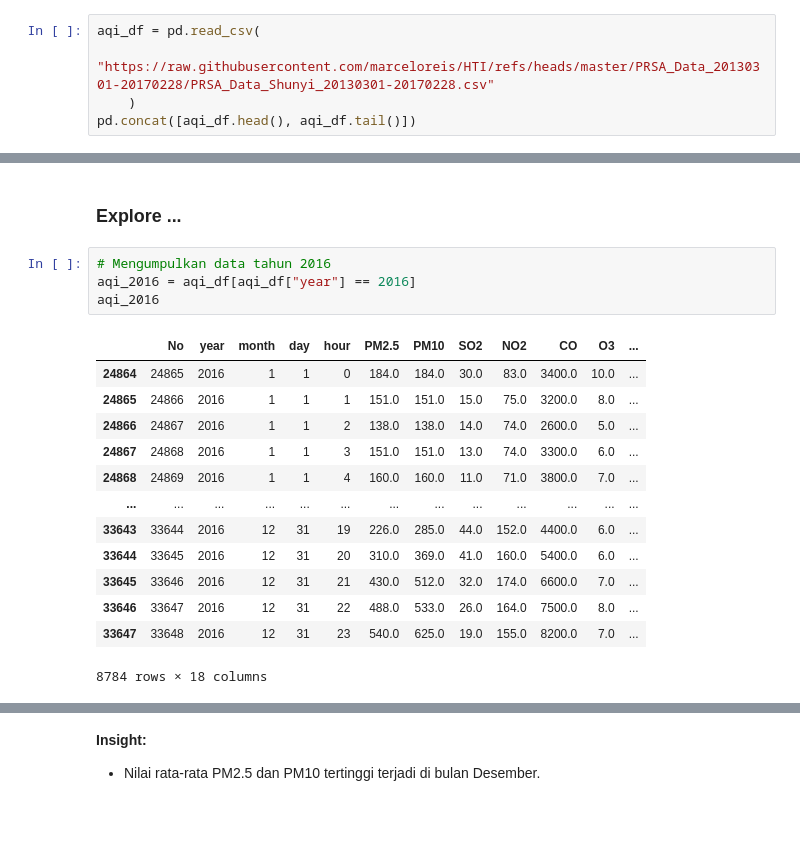
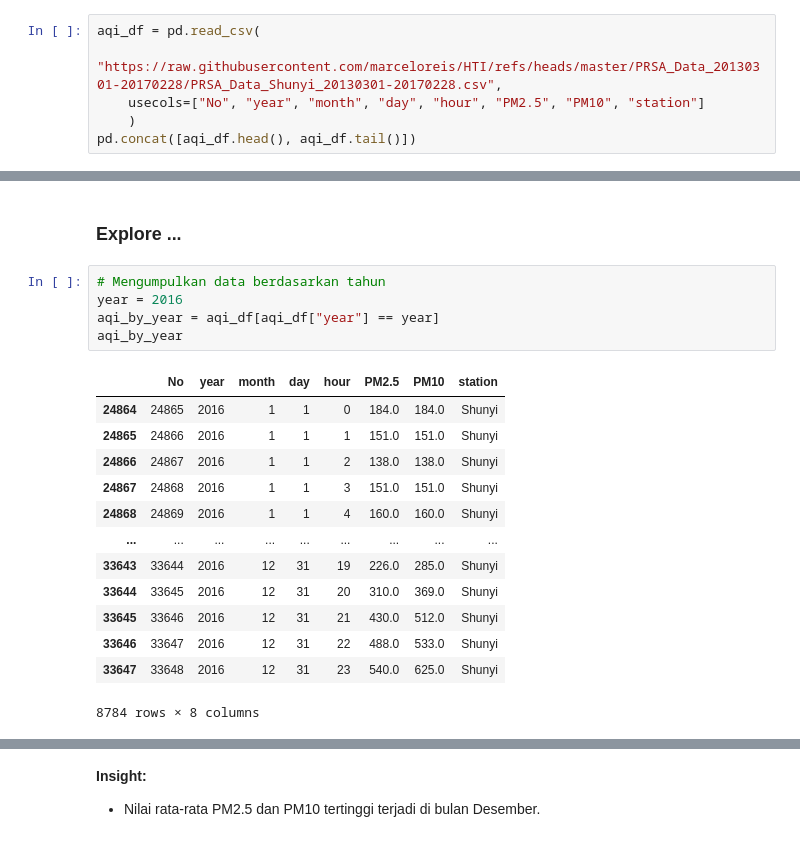
Before and after one commit to mochamadboval/shunyi-aqi, a Jupyter notebook: notebook.ipynb, the cells around one changed output, grey strips where cells are left out. Drawn from its saved outputs; the diff is of its cells as text.

```diff
--- a/notebook.ipynb
+++ b/notebook.ipynb
@@ -21,7 +21,8 @@ import seaborn as sns
 ### Gathering Data
 # %%
 aqi_df = pd.read_csv(
-    "https://raw.githubusercontent.com/marceloreis/HTI/refs/heads/master/PRSA_Data_20130301-20170228/PRSA_Data_Shunyi_20130301-20170228.csv"
+    "https://raw.githubusercontent.com/marceloreis/HTI/refs/heads/master/PRSA_Data_20130301-20170228/PRSA_Data_Shunyi_20130301-20170228.csv",
+    usecols=["No", "year", "month", "day", "hour", "PM2.5", "PM10", "station"]
     )
 pd.concat([aqi_df.head(), aqi_df.tail()])
 # %% [output]
@@ -201,22 +176,23 @@ memory usage: 4.8+ MB
 # %% [markdown]
 ### Explore ...
 # %%
-# Mengumpulkan data tahun 2016
-aqi_2016 = aqi_df[aqi_df["year"] == 2016]
-aqi_2016
+# Mengumpulkan data berdasarkan tahun
+year = 2016
+aqi_by_year = aqi_df[aqi_df["year"] == year]
+aqi_by_year
 # %% [output]
-|  | No | year | month | day | hour | PM2.5 | PM10 | SO2 | NO2 | CO | O3 | ... |
-| 24864 | 24865 | 2016 | 1 | 1 | 0 | 184.0 | 184.0 | 30.0 | 83.0 | 3400.0 | 10.0 | ... |
-| 24865 | 24866 | 2016 | 1 | 1 | 1 | 151.0 | 151.0 | 15.0 | 75.0 | 3200.0 | 8.0 | ... |
-| 24866 | 24867 | 2016 | 1 | 1 | 2 | 138.0 | 138.0 | 14.0 | 74.0 | 2600.0 | 5.0 | ... |
-| 24867 | 24868 | 2016 | 1 | 1 | 3 | 151.0 | 151.0 | 13.0 | 74.0 | 3300.0 | 6.0 | ... |
-| 24868 | 24869 | 2016 | 1 | 1 | 4 | 160.0 | 160.0 | 11.0 | 71.0 | 3800.0 | 7.0 | ... |
-| ... | ... | ... | ... | ... | ... | ... | ... | ... | ... | ... | ... | ... |
-| 33643 | 33644 | 2016 | 12 | 31 | 19 | 226.0 | 285.0 | 44.0 | 152.0 | 4400.0 | 6.0 | ... |
-| 33644 | 33645 | 2016 | 12 | 31 | 20 | 310.0 | 369.0 | 41.0 | 160.0 | 5400.0 | 6.0 | ... |
-| 33645 | 33646 | 2016 | 12 | 31 | 21 | 430.0 | 512.0 | 32.0 | 174.0 | 6600.0 | 7.0 | ... |
-| 33646 | 33647 | 2016 | 12 | 31 | 22 | 488.0 | 533.0 | 26.0 | 164.0 | 7500.0 | 8.0 | ... |
-| 33647 | 33648 | 2016 | 12 | 31 | 23 | 540.0 | 625.0 | 19.0 | 155.0 | 8200.0 | 7.0 | ... |
+|  | No | year | month | day | hour | PM2.5 | PM10 | station |
+| 24864 | 24865 | 2016 | 1 | 1 | 0 | 184.0 | 184.0 | Shunyi |
+| 24865 | 24866 | 2016 | 1 | 1 | 1 | 151.0 | 151.0 | Shunyi |
+| 24866 | 24867 | 2016 | 1 | 1 | 2 | 138.0 | 138.0 | Shunyi |
+| 24867 | 24868 | 2016 | 1 | 1 | 3 | 151.0 | 151.0 | Shunyi |
+| 24868 | 24869 | 2016 | 1 | 1 | 4 | 160.0 | 160.0 | Shunyi |
+| ... | ... | ... | ... | ... | ... | ... | ... | ... |
+| 33643 | 33644 | 2016 | 12 | 31 | 19 | 226.0 | 285.0 | Shunyi |
+| 33644 | 33645 | 2016 | 12 | 31 | 20 | 310.0 | 369.0 | Shunyi |
+| 33645 | 33646 | 2016 | 12 | 31 | 21 | 430.0 | 512.0 | Shunyi |
+| 33646 | 33647 | 2016 | 12 | 31 | 22 | 488.0 | 533.0 | Shunyi |
+| 33647 | 33648 | 2016 | 12 | 31 | 23 | 540.0 | 625.0 | Shunyi |
-8784 rows × 18 columns
+8784 rows × 8 columns
 # %%
 # Menghitung rata-rata nilai PM2.5 berdasarkan bulan
```
Also changed, not shown: parts of 17 cells of this notebook, 3 other files.
